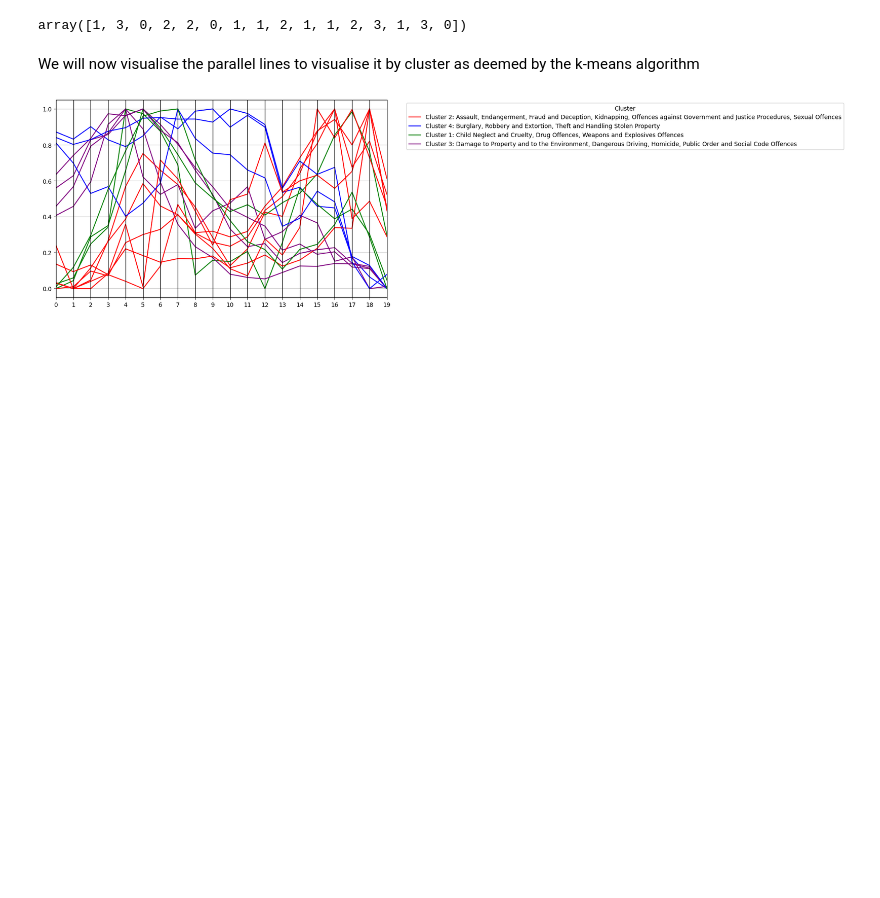
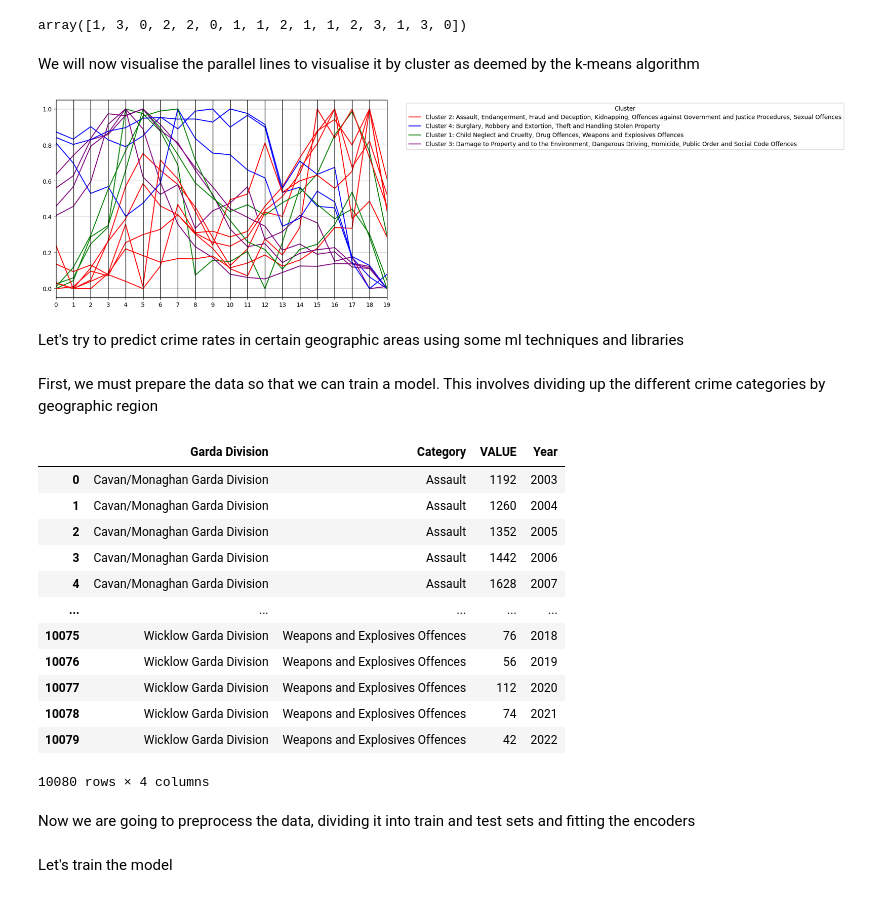
Before and after one commit to Odhran7/Crime_Rate_Ireland, a Jupyter notebook: Crime_Rate_Analysis_Ireland.ipynb, the cells around one changed output. Saved outputs shown, nothing was run; the diff lists cells and outputs as text; code cells hidden in the pictures; blank space fills up the shorter version.

Commit message:
Add ML Model to predict crime rates

```diff
--- a/Crime_Rate_Analysis_Ireland.ipynb
+++ b/Crime_Rate_Analysis_Ireland.ipynb
@@ -874,3 +876,56 @@ ax.legend(title='Cluster', labels=legend_labels, bbox_to_anchor=(1.05, 1), loc='
 plt.show()
 # %% [output]
 [figure]
+# %%
+crime_dict = {
+    'Homicide': ['Homicide offences', 'Murder', 'Manslaughter', 'Infanticide'],
+    'Dangerous Driving': ['Dangerous driving leading to death', 'Dangerous driving causing serious bodily harm', 'Driving/in charge of a vehicle while over legal alcohol limit', 'Driving/in charge of a vehicle under the influence of drugs'],
+    'Sexual Offences': ['Sexual offences', 'Rape and sexual assault', 'Other sexual offences'],
+    'Assault': ['Attempts/threats to murder, assaults, harassments and related offences', 'Murder-attempt', 'Threat to kill or cause serious harm', 'Harassment and related offences', 'Assault causing harm, poisoning', 'Other assault'],
+    'Endangerment': ['Endangerment with potential for serious harm/death', 'Unseaworthy/dangerous use of boat or ship', 'Endangering traffic offences'],
+    'Child Neglect and Cruelty': ['Abandoning a child, child neglect and cruelty'],
+    'Kidnapping': ['Kidnapping and related offences', 'False imprisonment', 'Abduction of person under 16 years of age', 'Human trafficking offences'],
+    'Robbery and Extortion': ['Robbery, extortion and hijacking offences', 'Robbery of an establishment or institution', 'Robbery of cash or goods in transit', 'Robbery from the person', 'Blackmail or extortion', 'Carjacking, hijacking/unlawful seizure of aircraft/vessel'],
+    'Burglary': ['Burglary and related offences', 'Aggravated burglary', 'Burglary (not aggravated)', 'Possession of an article (with intent to burgle, steal, demand)'],
+    'Theft and Handling Stolen Property': ['Theft and related offences', 'Theft/taking of vehicle and related offences', 'Theft from person', 'Theft from shop', 'Other thefts, handling stolen property'],
+    'Fraud and Deception': ['Fraud, deception and related offences'],
+    'Drug Offences': ['Controlled drug offences', 'Importation of drugs', 'Cultivation or manufacture of drugs', 'Possession of drugs for sale or supply', 'Possession of drugs for personal use', 'Other drug offences'],
+    'Weapons and Explosives Offences': ['Weapons and Explosives Offences', 'Explosives, chemical weapons offences', 'Discharging a firearm', 'Possession of a firearm', 'Offensive weapons offences (n.e.c.)', 'Fireworks offences'],
+    'Damage to Property and to the Environment': ['Damage to property and to the environment', 'Arson', 'Criminal damage (not arson)', 'Litter offences'],
+    'Public Order and Social Code Offences': ['Public order and other social code offences', 'Disorderly conduct', 'Trespass offences', 'Liquor licensing offences', 'Prostitution offences', 'Regulated betting/money, collection/trading offences', 'Social code offences (n.e.c.)'],
+    'Offences against Government and Justice Procedures': ['Offences against government, justice procedures and organisation of crime', 'Offences against government and its agents', 'Organisation of crime and conspiracy to commit crime', 'Perverting the course of justice', 'Offences while in custody, breach of court orders']
+}
+# %% [markdown]
+Let's try to predict crime rates in certain geographic areas using some ml techniques and libraries
+# %% [markdown]
+First, we must prepare the data so that we can train a model. This involves dividing up the different crime categories by geographic region
+# %%
+import pandas as pd
+
+unprocessed_data = pd.read_csv('recorded_crime_ireland.csv')
+unprocessed_data['Quarter'] = pd.to_datetime(unprocessed_data['Quarter'].str.replace('Q', '-'), format='%Y-%m')
+unprocessed_data.set_index('Quarter', inplace=True)
+unprocessed_data.index = unprocessed_data.index.to_period('Y').to_timestamp()
+
+crime_category = {subcat: cat for cat, subcats in crime_dict.items() for subcat in subcats} # Inverting the dictionary
+unprocessed_data['Category'] = unprocessed_data['Type of Offence'].replace(crime_category)
+agg_data = unprocessed_data.groupby(['Garda Division', 'Category', pd.Grouper(freq='Y')])['VALUE'].sum().reset_index()
+agg_data['Year'] = agg_data['Quarter'].dt.year
+agg_data.drop('Quarter', axis=1, inplace=True)
+agg_data
+# %% [output]
+|  | Garda Division | Category | VALUE | Year |
+| 0 | Cavan/Monaghan Garda Division | Assault | 1192 | 2003 |
+| 1 | Cavan/Monaghan Garda Division | Assault | 1260 | 2004 |
+| 2 | Cavan/Monaghan Garda Division | Assault | 1352 | 2005 |
+| 3 | Cavan/Monaghan Garda Division | Assault | 1442 | 2006 |
+| 4 | Cavan/Monaghan Garda Division | Assault | 1628 | 2007 |
+| ... | ... | ... | ... | ... |
+| 10075 | Wicklow Garda Division | Weapons and Explosives Offences | 76 | 2018 |
+| 10076 | Wicklow Garda Division | Weapons and Explosives Offences | 56 | 2019 |
+| 10077 | Wicklow Garda Division | Weapons and Explosives Offences | 112 | 2020 |
+| 10078 | Wicklow Garda Division | Weapons and Explosives Offences | 74 | 2021 |
+| 10079 | Wicklow Garda Division | Weapons and Explosives Offences | 42 | 2022 |
+10080 rows × 4 columns
+# %% [markdown]
+Now we are going to preprocess the data, dividing it into train and test sets and fitting the encoders
@@ -876,0 +946,2 @@ plt.show()
+# %% [markdown]
+Let's train the model
```
Also changed, not shown: parts of 5 cells of this notebook.
